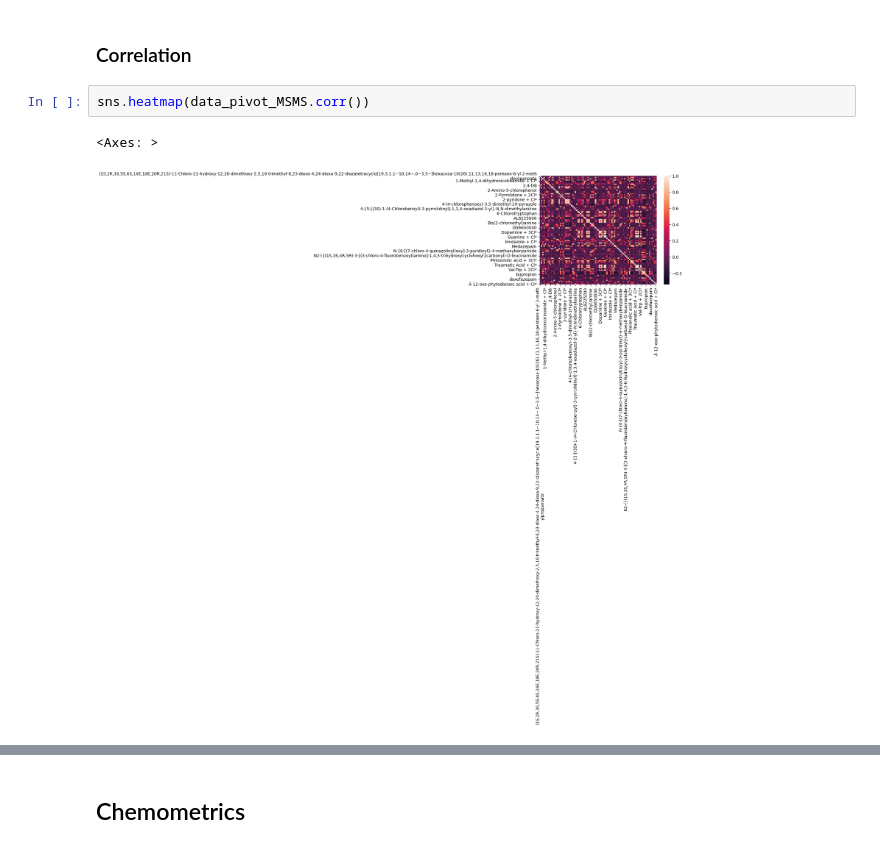
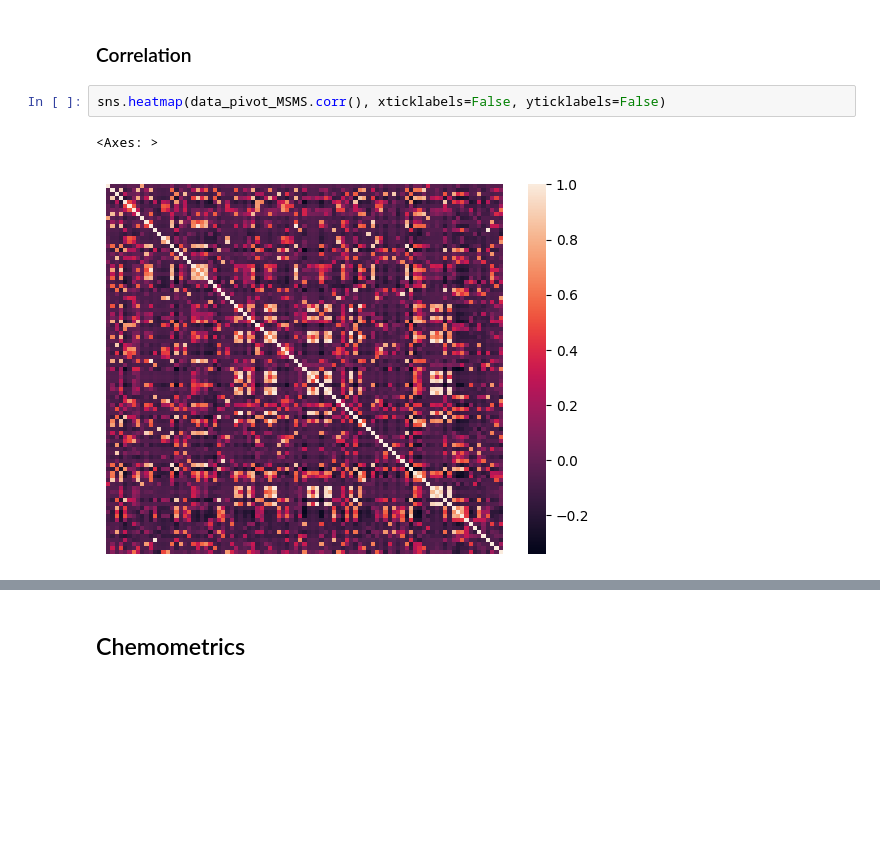
Before and after one commit to mirjamdebruin/biomarker-profiling-plants, a Jupyter notebook: BiomarkerProfiling_Cl_ForPublication.ipynb, the cells around one changed output, grey strips where cells are left out. Cells and saved outputs as stored; diff of their text form; blank space fills up the shorter version.

```diff
--- a/BiomarkerProfiling_Cl_ForPublication.ipynb
+++ b/BiomarkerProfiling_Cl_ForPublication.ipynb
@@ -96,10 +98,10 @@ plt.gcf().subplots_adjust(bottom=0.45, left = 0.1)
 # %% [markdown]
 ### Correlation
 # %%
-sns.heatmap(data_pivot_MSMS.corr())
+sns.heatmap(data_pivot_MSMS.corr(), xticklabels=False, yticklabels=False)
 # %% [output]
 <Axes: >
-[figure, old version]
+[figure, new version]
 # %%
 fig, ax = plt.subplots(figsize=(5,4), layout="constrained")
 
```
Also changed, not shown: parts of 16 cells of this notebook, 1 other file.
